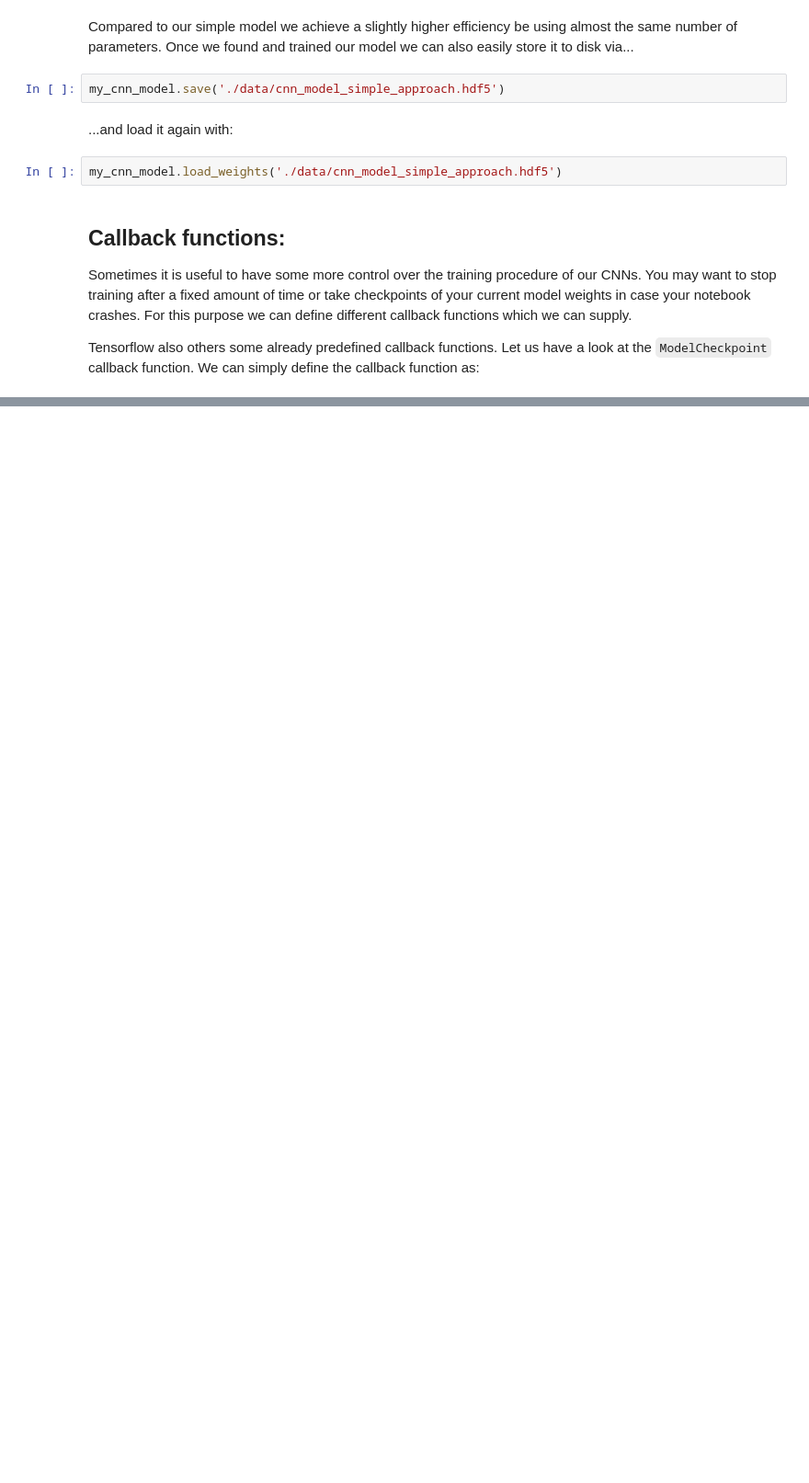
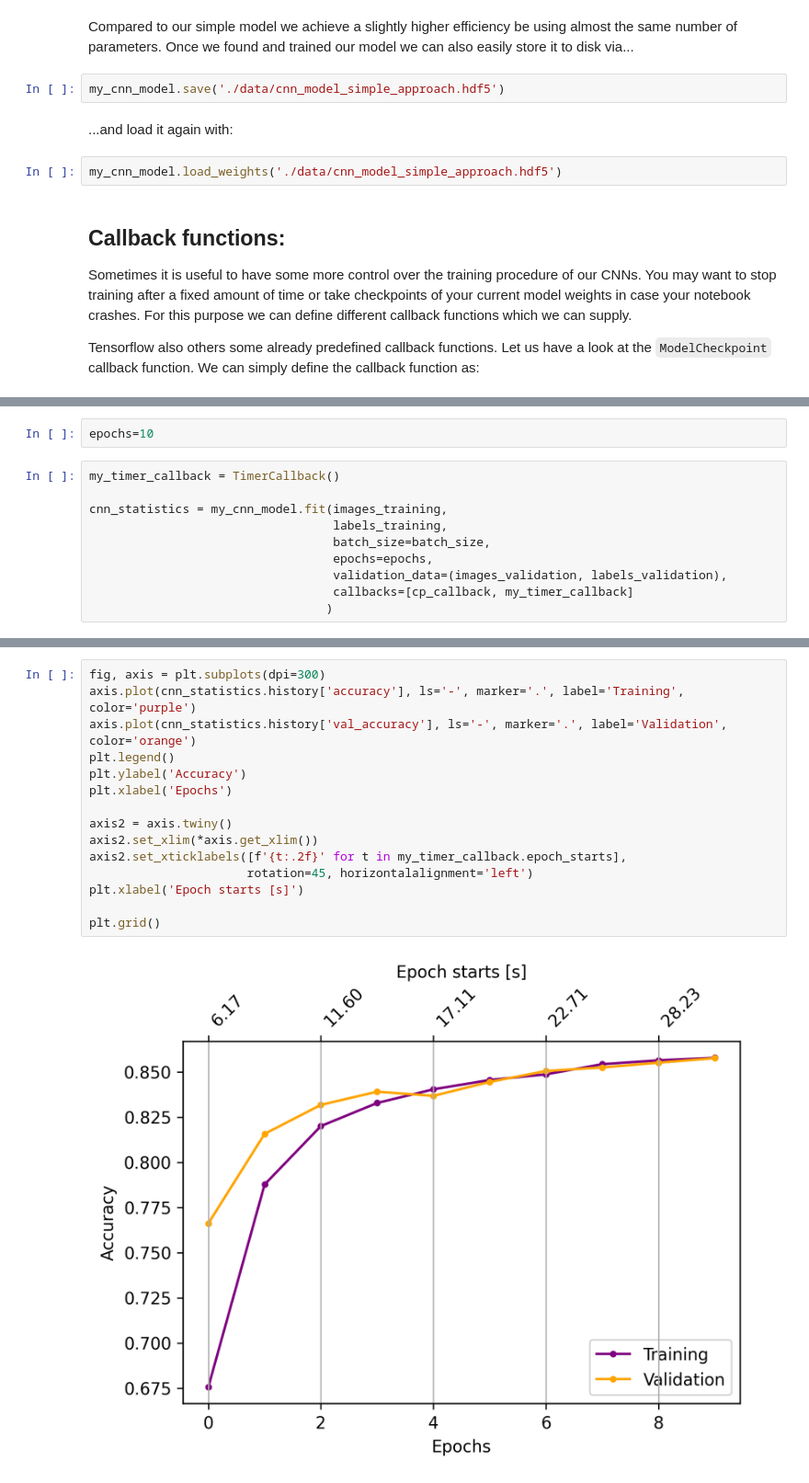
Before and after one commit to RiceAstroparticleLab/DANCE-EDU-CNN-Tutorial_March2022, a Jupyter notebook: CNNTutorial.ipynb, the cells around one changed output, grey strips where cells are left out. Shown at 92% size. Saved outputs shown, nothing was run; the diff lists cells and outputs as text; blank space fills up the shorter version.

```diff
--- a/CNNTutorial.ipynb
+++ b/CNNTutorial.ipynb
@@ -870,0 +886,12 @@ class TrainingStatsCallback(keras.callbacks.Callback):
+# %%
+epochs=10
+# %%
+my_timer_callback = TimerCallback()
+
+cnn_statistics = my_cnn_model.fit(images_training,
+                                  labels_training,
+                                  batch_size=batch_size,
+                                  epochs=epochs,
+                                  validation_data=(images_validation, labels_validation),
+                                  callbacks=[cp_callback, my_timer_callback]
+                                 )
@@ -871,2 +916,19 @@ class TrainingStatsCallback(keras.callbacks.Callback):
+# %%
+fig, axis = plt.subplots(dpi=300)
+axis.plot(cnn_statistics.history['accuracy'], ls='-', marker='.', label='Training', color='purple')
+axis.plot(cnn_statistics.history['val_accuracy'], ls='-', marker='.', label='Validation', color='orange')
+plt.legend()
+plt.ylabel('Accuracy')
+plt.xlabel('Epochs')
+
+axis2 = axis.twiny()
+axis2.set_xlim(*axis.get_xlim())
+axis2.set_xticklabels([f'{t:.2f}' for t in my_timer_callback.epoch_starts],
+                      rotation=45, horizontalalignment='left')
+plt.xlabel('Epoch starts [s]')
+
+plt.grid()
+# %% [output]
+[figure, added]
 # %% [markdown]
 # More complex model:
```
Also changed, not shown: parts of 100 cells of this notebook, 2 other files.
